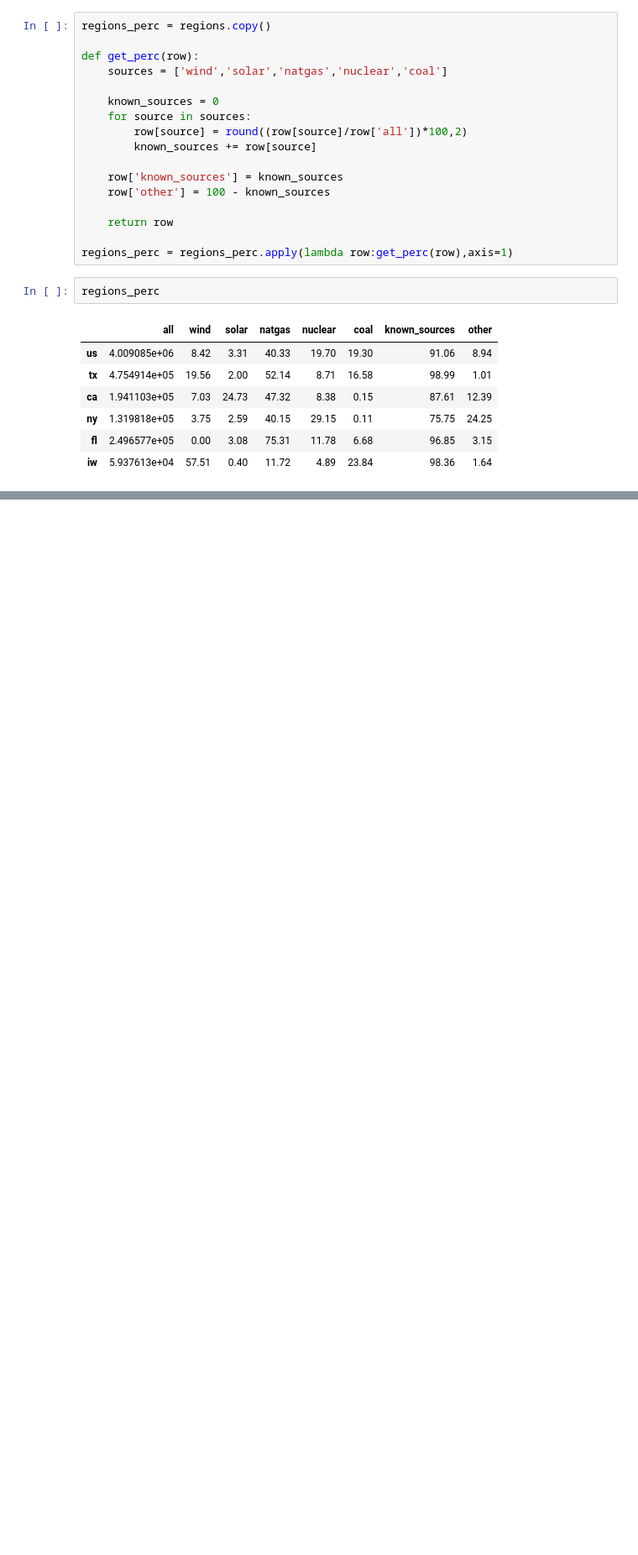
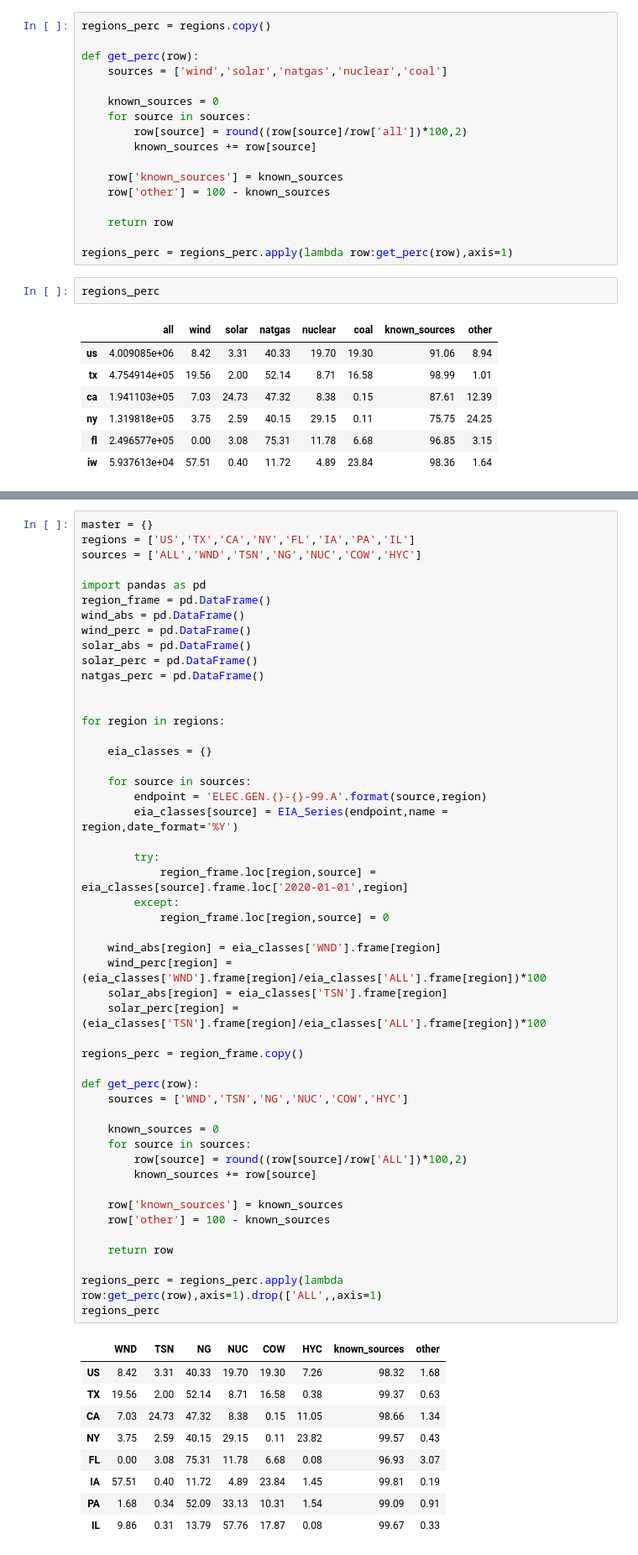
Before and after one commit to thekhan314/renewables, a Jupyter notebook: Renewable.ipynb, the cells around one changed output, grey strips where cells are left out. Shown at 84% size. Saved outputs shown, nothing was run; the diff lists cells and outputs as text; blank space fills up the shorter version.

```diff
--- a/Renewable.ipynb
+++ b/Renewable.ipynb
@@ -159,0 +156,59 @@ solar_perc
+# %%
+master = {}
+regions = ['US','TX','CA','NY','FL','IA','PA','IL']
+sources = ['ALL','WND','TSN','NG','NUC','COW','HYC']
+
+import pandas as pd
+region_frame = pd.DataFrame()
+wind_abs = pd.DataFrame()
+wind_perc = pd.DataFrame()
+solar_abs = pd.DataFrame()
+solar_perc = pd.DataFrame()
+natgas_perc = pd.DataFrame()
+
+
+for region in regions:
+
+    eia_classes = {}
+
+    for source in sources:
+        endpoint = 'ELEC.GEN.{}-{}-99.A'.format(source,region)
+        eia_classes[source] = EIA_Series(endpoint,name = region,date_format='%Y')
+
+        try:
+            region_frame.loc[region,source] = eia_classes[source].frame.loc['2020-01-01',region]
+        except:
+            region_frame.loc[region,source] = 0
+
+    wind_abs[region] = eia_classes['WND'].frame[region]
+    wind_perc[region] = (eia_classes['WND'].frame[region]/eia_classes['ALL'].frame[region])*100
+    solar_abs[region] = eia_classes['TSN'].frame[region]
+    solar_perc[region] = (eia_classes['TSN'].frame[region]/eia_classes['ALL'].frame[region])*100
+
+regions_perc = region_frame.copy()
+
+def get_perc(row):
+    sources = ['WND','TSN','NG','NUC','COW','HYC']
+
+    known_sources = 0
+    for source in sources:
+        row[source] = round((row[source]/row['ALL'])*100,2)
+        known_sources += row[source]
+
+    row['known_sources'] = known_sources
+    row['other'] = 100 - known_sources
+
+    return row
+
+regions_perc = regions_perc.apply(lambda row:get_perc(row),axis=1).drop(['ALL',,axis=1)
+regions_perc
+# %% [output]
+|  | WND | TSN | NG | NUC | COW | HYC | known_sources | other |
+| US | 8.42 | 3.31 | 40.33 | 19.70 | 19.30 | 7.26 | 98.32 | 1.68 |
+| TX | 19.56 | 2.00 | 52.14 | 8.71 | 16.58 | 0.38 | 99.37 | 0.63 |
+| CA | 7.03 | 24.73 | 47.32 | 8.38 | 0.15 | 11.05 | 98.66 | 1.34 |
+| NY | 3.75 | 2.59 | 40.15 | 29.15 | 0.11 | 23.82 | 99.57 | 0.43 |
+| FL | 0.00 | 3.08 | 75.31 | 11.78 | 6.68 | 0.08 | 96.93 | 3.07 |
+| IA | 57.51 | 0.40 | 11.72 | 4.89 | 23.84 | 1.45 | 99.81 | 0.19 |
+| PA | 1.68 | 0.34 | 52.09 | 33.13 | 10.31 | 1.54 | 99.09 | 0.91 |
+| IL | 9.86 | 0.31 | 13.79 | 57.76 | 17.87 | 0.08 | 99.67 | 0.33 |
```
Also changed, not shown: parts of 7 cells of this notebook.
